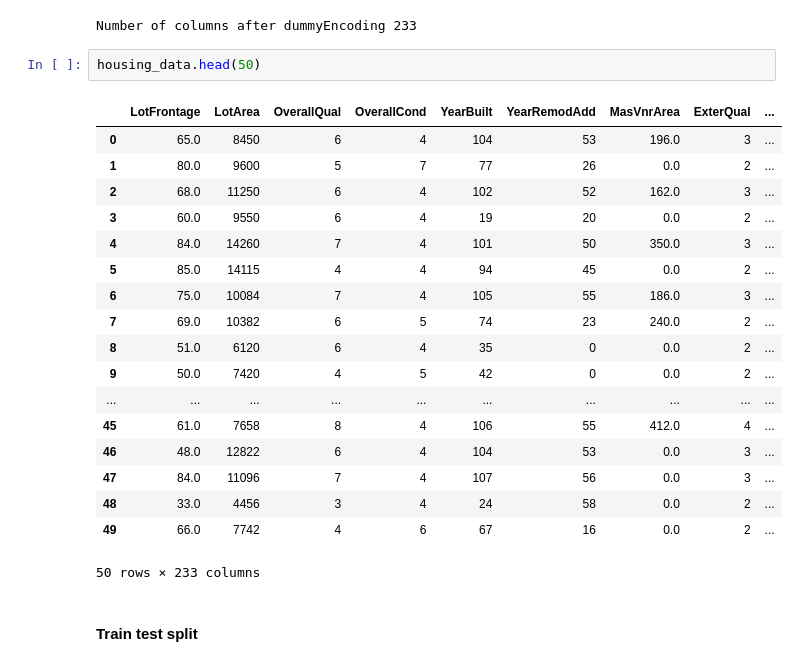
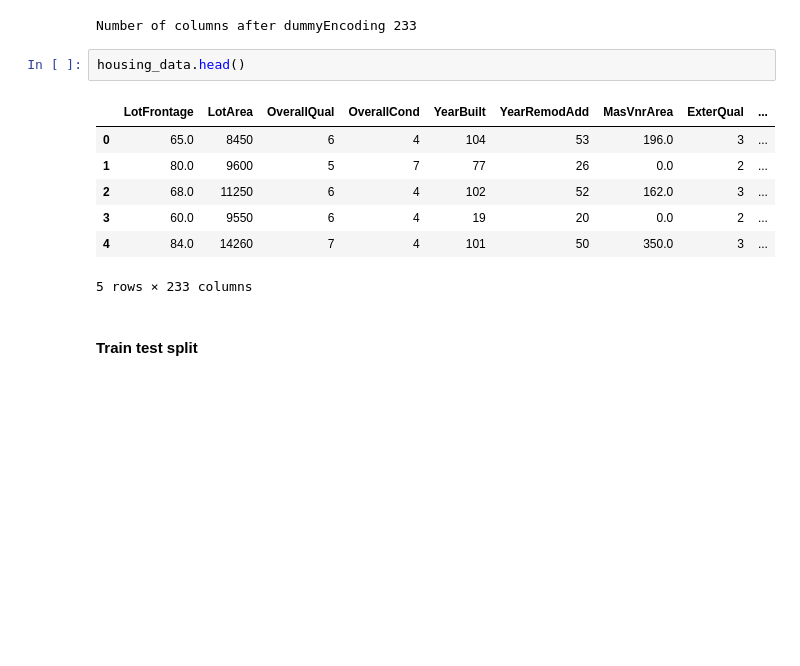
Before and after one commit to SathishKumarRamasamy/advance-regression-assignment, a Jupyter notebook: advanced-regression-assignment.ipynb, the cells around one changed output. Drawn from its saved outputs; the diff is of its cells as text; blank space fills up the shorter version.

```diff
--- a/advanced-regression-assignment.ipynb
+++ b/advanced-regression-assignment.ipynb
@@ -2270,26 +2270,15 @@ print(f"Number of columns after dummyEncoding {housing_data.columns.size}")
 # %% [output]
 Number of columns after dummyEncoding 233
 # %%
-housing_data.head(50)
+housing_data.head()
 # %% [output]
 |  | LotFrontage | LotArea | OverallQual | OverallCond | YearBuilt | YearRemodAdd | MasVnrArea | ExterQual | ... |
 | 0 | 65.0 | 8450 | 6 | 4 | 104 | 53 | 196.0 | 3 | ... |
 | 1 | 80.0 | 9600 | 5 | 7 | 77 | 26 | 0.0 | 2 | ... |
 | 2 | 68.0 | 11250 | 6 | 4 | 102 | 52 | 162.0 | 3 | ... |
 | 3 | 60.0 | 9550 | 6 | 4 | 19 | 20 | 0.0 | 2 | ... |
 | 4 | 84.0 | 14260 | 7 | 4 | 101 | 50 | 350.0 | 3 | ... |
-| 5 | 85.0 | 14115 | 4 | 4 | 94 | 45 | 0.0 | 2 | ... |
-| 6 | 75.0 | 10084 | 7 | 4 | 105 | 55 | 186.0 | 3 | ... |
-| 7 | 69.0 | 10382 | 6 | 5 | 74 | 23 | 240.0 | 2 | ... |
-| 8 | 51.0 | 6120 | 6 | 4 | 35 | 0 | 0.0 | 2 | ... |
-| 9 | 50.0 | 7420 | 4 | 5 | 42 | 0 | 0.0 | 2 | ... |
-| ... | ... | ... | ... | ... | ... | ... | ... | ... | ... |
-| 45 | 61.0 | 7658 | 8 | 4 | 106 | 55 | 412.0 | 4 | ... |
-| 46 | 48.0 | 12822 | 6 | 4 | 104 | 53 | 0.0 | 3 | ... |
-| 47 | 84.0 | 11096 | 7 | 4 | 107 | 56 | 0.0 | 3 | ... |
-| 48 | 33.0 | 4456 | 3 | 4 | 24 | 58 | 0.0 | 2 | ... |
-| 49 | 66.0 | 7742 | 4 | 6 | 67 | 16 | 0.0 | 2 | ... |
-50 rows × 233 columns
+5 rows × 233 columns
 # %% [markdown]
 #### Train test split
 # %%
```
Also changed, not shown: parts of 16 cells of this notebook.
